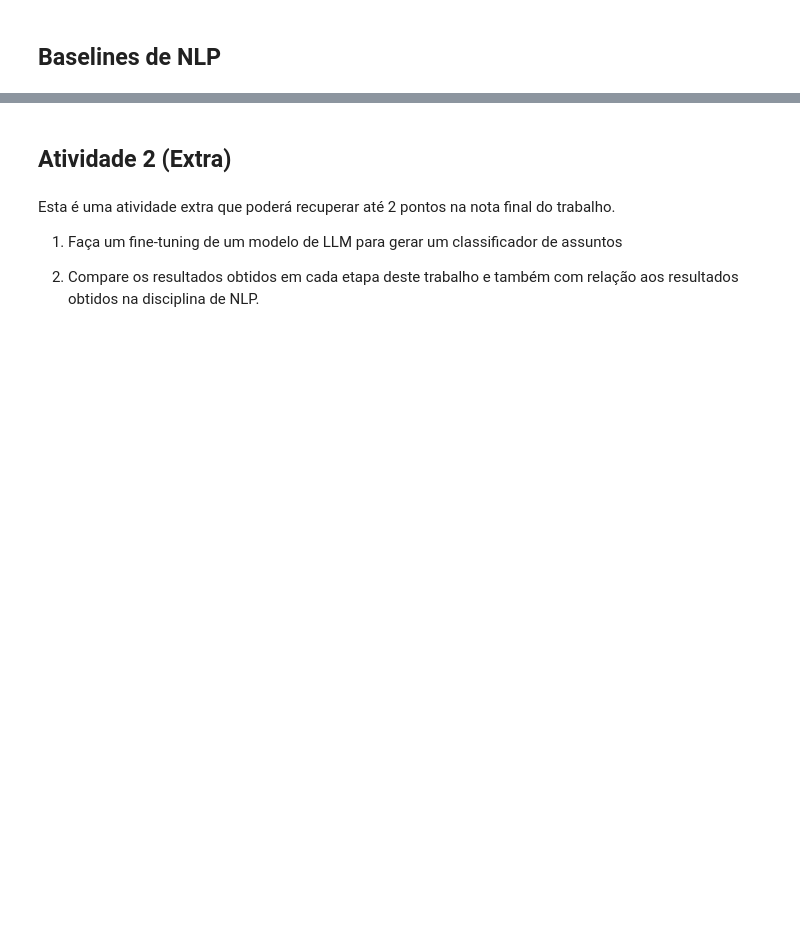
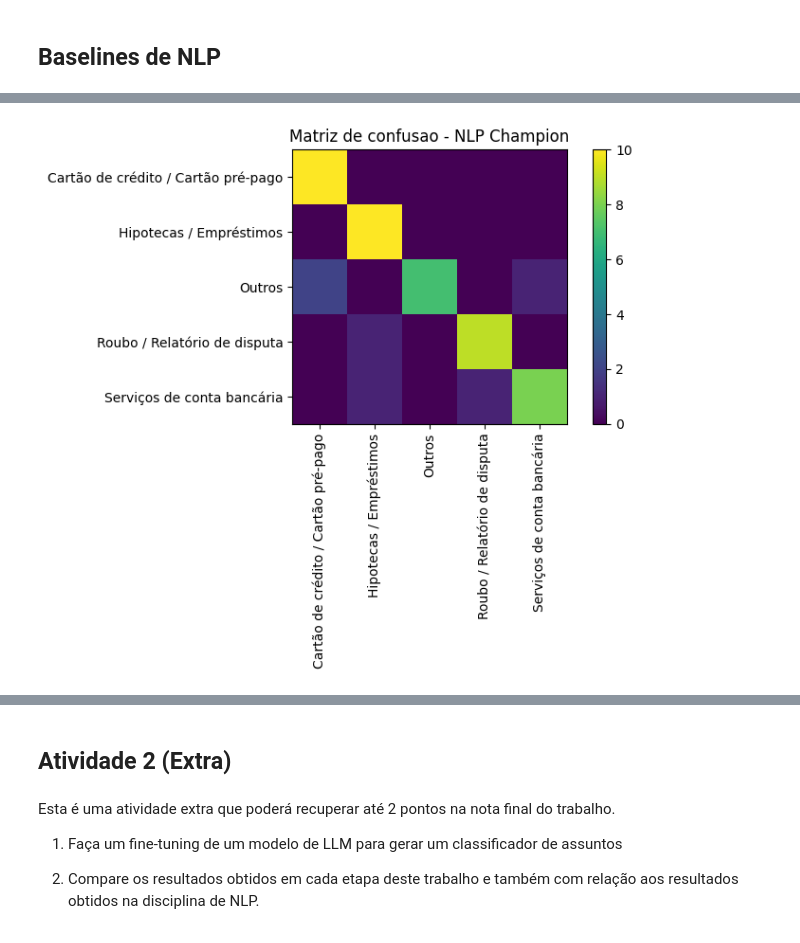
Before and after one commit to eroiborges/projetointegrado, a Jupyter notebook: generative_models/Projeto_Integrado_Template_Trabalho_Final_Generative_AI(2026_1).ipynb, the cells around one changed output, grey strips where cells are left out. Cells and saved outputs as stored; diff of their text form; code cells hidden in the pictures; blank space fills up the shorter version.

```diff
--- a/generative_models/Projeto_Integrado_Template_Trabalho_Final_Generative_AI(2026_1).ipynb
+++ b/generative_models/Projeto_Integrado_Template_Trabalho_Final_Generative_AI(2026_1).ipynb
@@ -602,0 +271,32 @@ Classes: 5 (Cartão de crédito / Cartão pré-pago, Hipotecas / Empréstimos, O
+# %%
+nlp_champion_available = NLP_CHAMPION_PATH.exists()
+nlp_champion_f1_val = None
+nlp_champion_f1_test = None
+
+if nlp_champion_available:
+    import joblib
+    try:
+        nlp_champion = joblib.load(NLP_CHAMPION_PATH)
+
+        # tentativa 1: texto limpo
+        pred_val = nlp_champion.predict(val_df["text_clean"])
+        pred_test = nlp_champion.predict(test_df["text_clean"])
+
+        nlp_champion_f1_val = weighted_f1(val_df[target_col], pred_val)
+        nlp_champion_f1_test = weighted_f1(test_df[target_col], pred_test)
+        print("Champion NLP carregado com sucesso usando text_clean")
+    except Exception:
+        try:
+            # tentativa 2: texto original
+            pred_val = nlp_champion.predict(val_df[text_col])
+            pred_test = nlp_champion.predict(test_df[text_col])
+
+            nlp_champion_f1_val = weighted_f1(val_df[target_col], pred_val)
+            nlp_champion_f1_test = weighted_f1(test_df[target_col], pred_test)
+            print("Champion NLP carregado com sucesso usando texto original")
+        except Exception as e:
+            print("Não foi possivel avaliar champion_pipeline.joblib:", repr(e))
+else:
+    print("Arquivo champion_pipeline.joblib Não encontrado. Etapa sera ignorada.")
+
+print("nlp_champion_available:", nlp_champion_available)
@@ -602,0 +589,13 @@ Classes: 5 (Cartão de crédito / Cartão pré-pago, Hipotecas / Empréstimos, O
+# %%
+# Imprime matriz de confusão do campeão no teste
+cm = confusion_matrix(test_eval[target_col], y_test_pred, labels=LABELS)
+plt.figure(figsize=(8, 6))
+plt.imshow(cm)
+plt.title(f"Matriz de confusao - {champion_name}")
+plt.xticks(np.arange(len(LABELS)), LABELS, rotation=90)
+plt.yticks(np.arange(len(LABELS)), LABELS)
+plt.colorbar()
+plt.tight_layout()
+plt.show()
+# %% [output]
+[figure, added]
```
Also changed, not shown: parts of 56 cells of this notebook.
